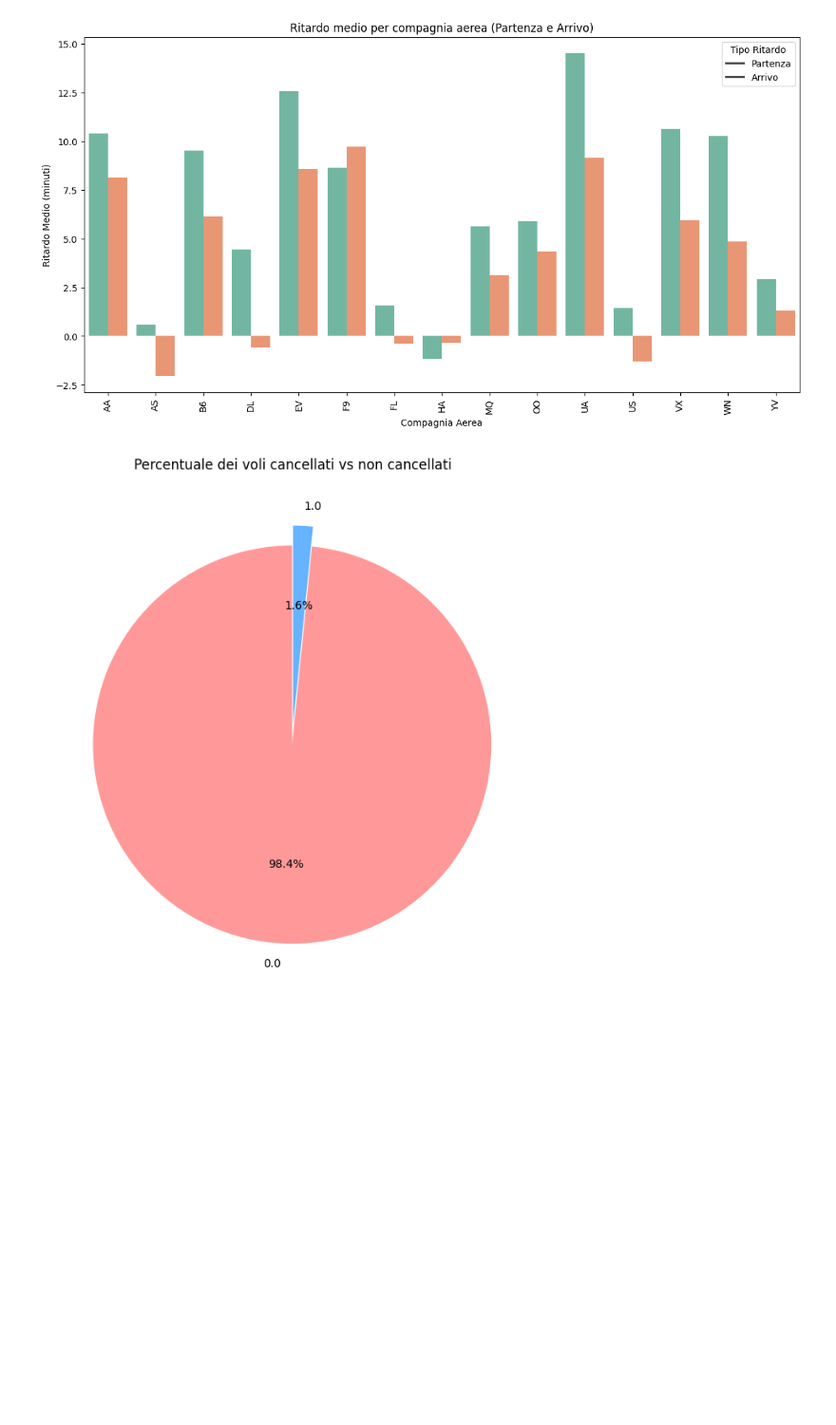
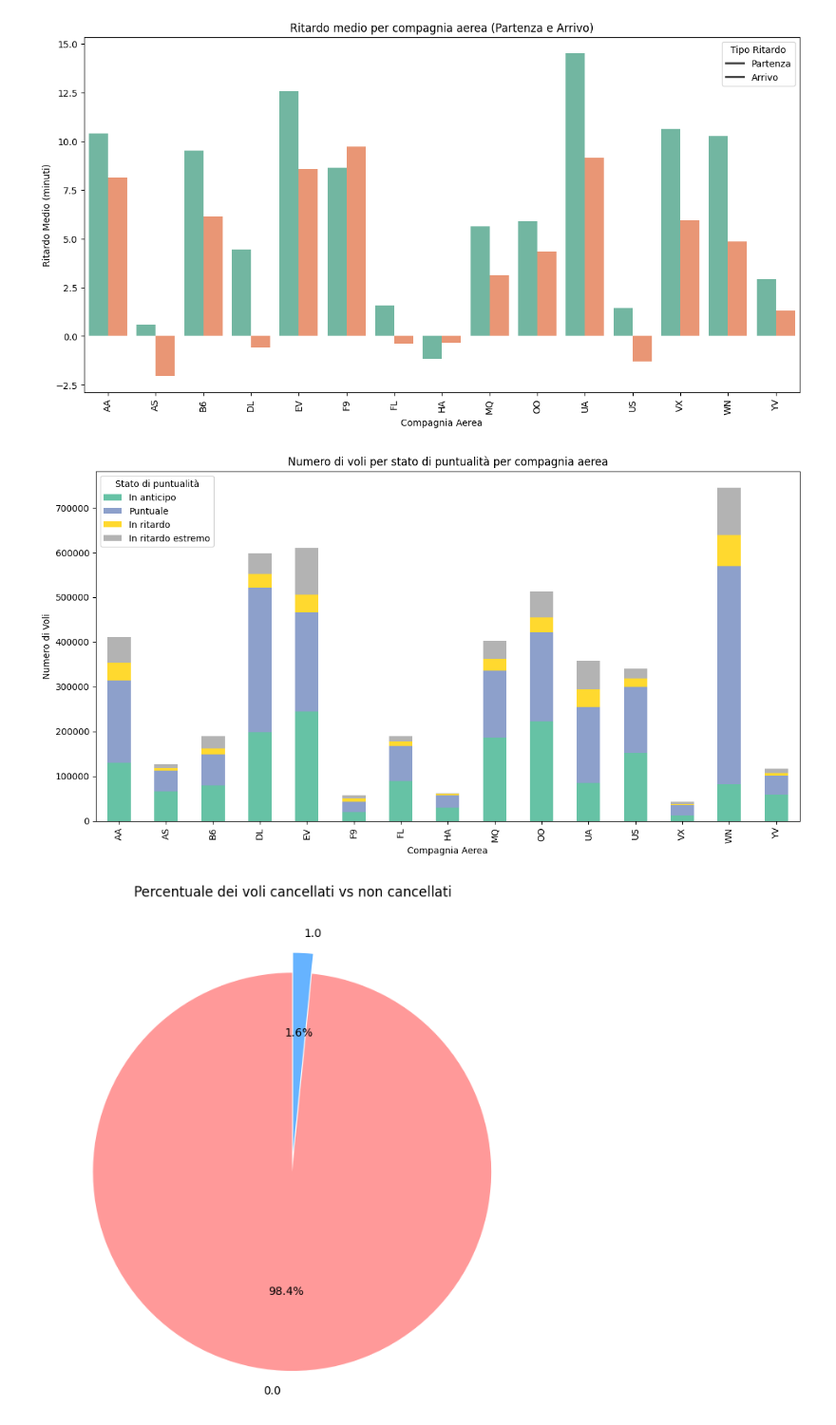
Before and after one commit to Walter-Di-Sabatino/Time-Series-Data-Science-Project, a Jupyter notebook: data_visualization.ipynb, the cells around one changed output. Shown at 95% size. Cells and saved outputs as stored; diff of their text form; code cells hidden in the pictures; blank space fills up the shorter version.

```diff
--- a/data_visualization.ipynb
+++ b/data_visualization.ipynb
@@ -51,6 +51,27 @@ plt.legend(title='Tipo Ritardo', labels=['Partenza', 'Arrivo'])
 plt.show()
 # %% [output]
 [figure]
+# %%
+# Definire i voli puntuali, in ritardo e in anticipo
+df['Puntualità'] = pd.cut(df['DEP_DELAY'],
+                          bins=[-float('inf'), -5, 0, 30, float('inf')],
+                          labels=['In anticipo', 'Puntuale', 'In ritardo', 'In ritardo estremo'])
+
+# Raggruppare per compagnia aerea e tipo di puntualità, contando il numero di voli
+carrier_punctuality = df.groupby(['OP_CARRIER', 'Puntualità']).size().unstack(fill_value=0)
+
+# Creare un grafico a barre impilate
+carrier_punctuality.plot(kind='bar', stacked=True, figsize=(14, 7), colormap='Set2')
+
+# Impostare il titolo e le etichette
+plt.title('Numero di voli per stato di puntualità per compagnia aerea')
+plt.xlabel('Compagnia Aerea')
+plt.ylabel('Numero di Voli')
+plt.xticks(rotation=90)
+plt.legend(title='Stato di puntualità', labels=['In anticipo', 'Puntuale', 'In ritardo', 'In ritardo estremo'])
+plt.show()
+# %% [output]
+[figure, added]
 # %%
 # Conta i valori unici nella colonna 'CANCELLED' (0 e 1)
 cancellati = df['CANCELLED'].value_counts()
```
Also changed, not shown: parts of 5 cells of this notebook.
